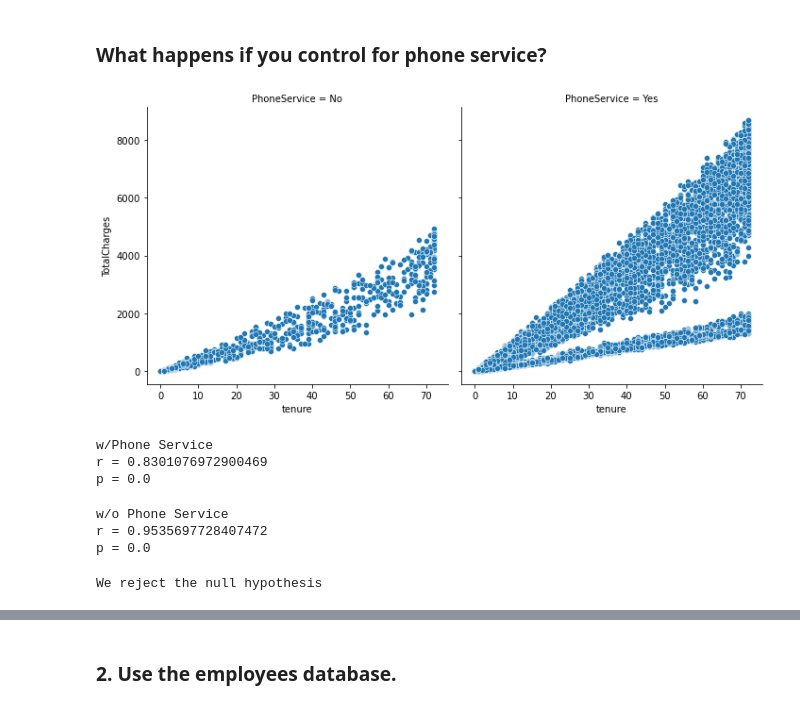
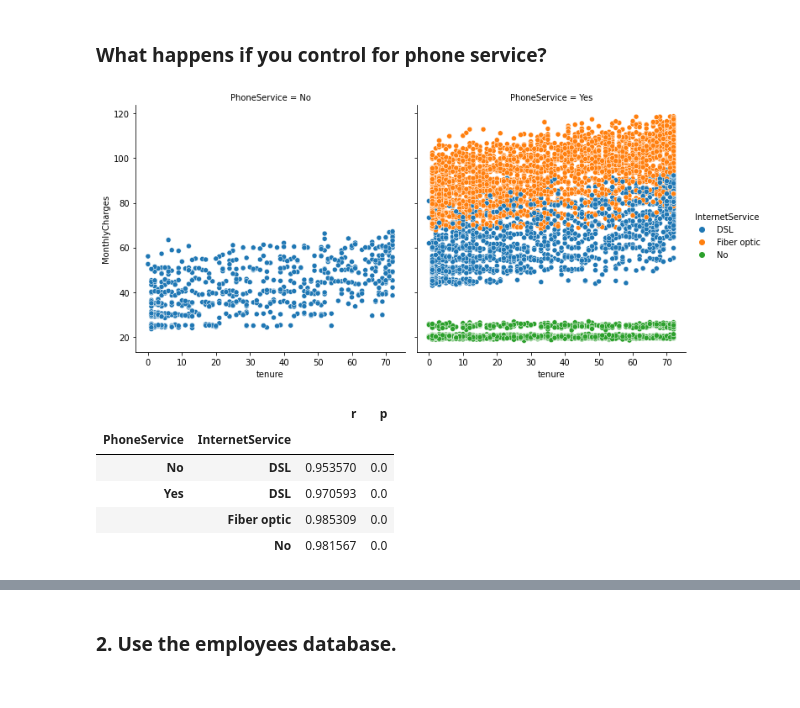
Before and after one commit to VincentBanuelos/statistics-exercises, a Jupyter notebook: hypothesis_testing.ipynb, the cells around one changed output, grey strips where cells are left out. Drawn from its saved outputs; the diff is of its cells as text; code cells hidden in the pictures.

Commit message:
updated internet and phone problem to combine both, also added CHI exercises

```diff
--- a/hypothesis_testing.ipynb
+++ b/hypothesis_testing.ipynb
@@ -418,8 +414,10 @@ We reject the null hypothesis
 # %% [markdown]
 ### What happens if you control for phone service?
 # %%
-sns.relplot(data=df, x='tenure', y='TotalCharges', col='PhoneService')
+sns.relplot(data=df, x=df.tenure, y=df.MonthlyCharges,
+            col=df.PhoneService, hue=df.InternetService)
+
 plt.show()
 # %% [output]
-[figure, old version]
+[figure, new version]
 # %%
@@ -433,30 +428,12 @@ nophone = df[df.PhoneService == 'No']
 # %%
-# using pearsonr to find the correlation value and p for customers with phone service
-r, p = stats.pearsonr(phone.TotalCharges, phone.tenure)
-
-print('w/Phone Service')
-print('r =', r)
-print('p =', p)
+#use apply to apply correlation function
+df.groupby(['PhoneService','InternetService']).apply(corr_fun)
 # %% [output]
-w/Phone Service
-r = 0.8301076972900469
-p = 0.0
+|  |  | r | p |
+| PhoneService | InternetService |  |  |
+| No | DSL | 0.953570 | 0.0 |
+| Yes | DSL | 0.970593 | 0.0 |
+|  | Fiber optic | 0.985309 | 0.0 |
+|  | No | 0.981567 | 0.0 |
-# %%
-# using pearsonr to find the correlation value and p for customers with no phone service
-r, p = stats.pearsonr(nophone.TotalCharges, nophone.tenure)
-
-print('w/o Phone Service')
-print('r =', r)
-print('p =', p)
-# %% [output]
-w/o Phone Service
-r = 0.9535697728407472
-p = 0.0
 # %%
-#evaluate p-value
-if p < alpha:
-    print("We reject the null hypothesis")
-else:
-    print("We fail to reject the null hypothesis")
+# We reject the null hypothesis
-# %% [output]
-We reject the null hypothesis
```
Also changed, not shown: parts of 42 cells of this notebook.
